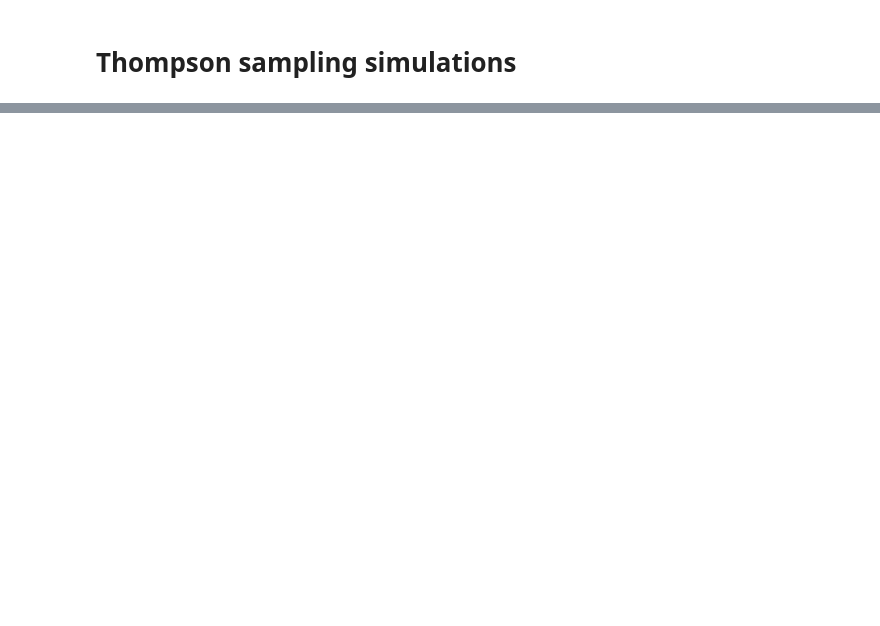
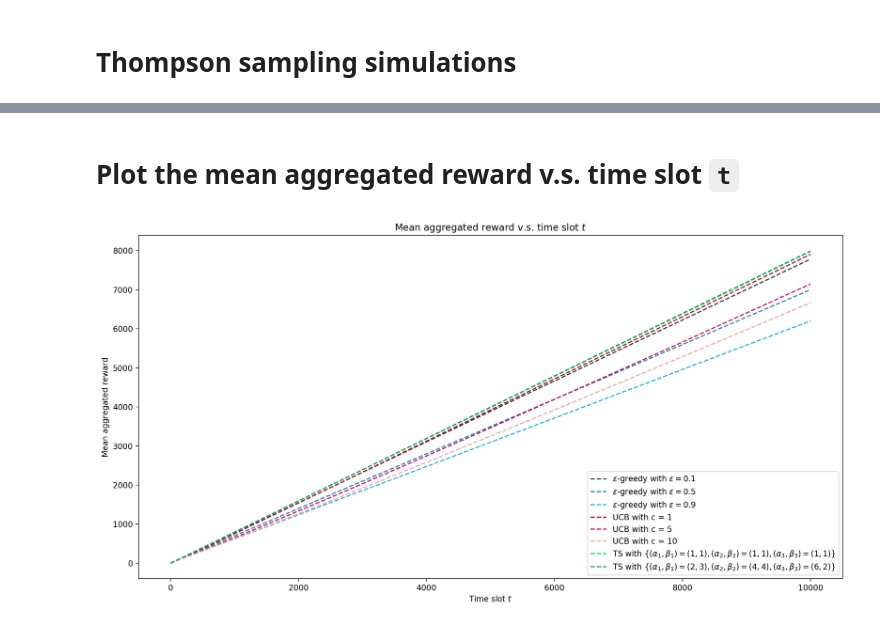
Before and after one commit to WinDerek/awesome-multi-armed-bandit, a Jupyter notebook: bandit_project/three_armed_bandit.ipynb, the cells around one changed output, grey strips where cells are left out. Cells and saved outputs as stored; diff of their text form; code cells hidden in the pictures; blank space fills up the shorter version.

```diff
--- a/bandit_project/three_armed_bandit.ipynb
+++ b/bandit_project/three_armed_bandit.ipynb
@@ -98,0 +176,6 @@ Agent 'TS with $\{(\alpha_1, \beta_1) = (2, 3), (\alpha_2, \beta_2) = (4, 4), (\
+# %% [markdown]
+# Plot the mean aggregated reward v.s. time slot `t`
+# %%
+sim.plot_mean_aggregated_reward()
+# %% [output]
+[figure, added]
```
Also changed, not shown: parts of 16 cells of this notebook, 4 other files.
